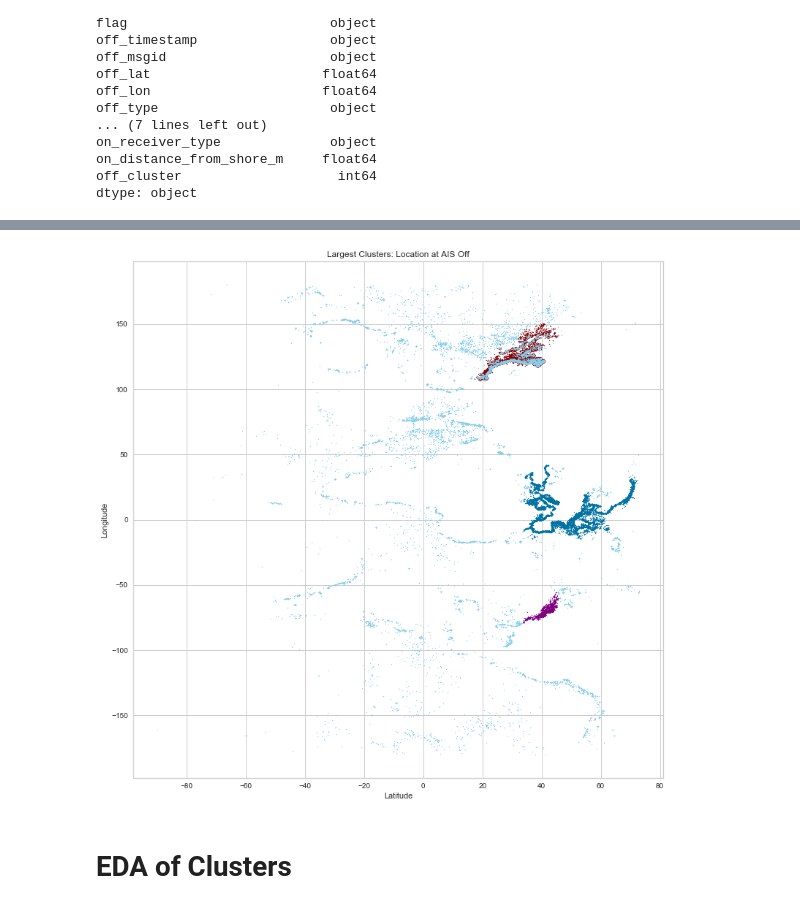
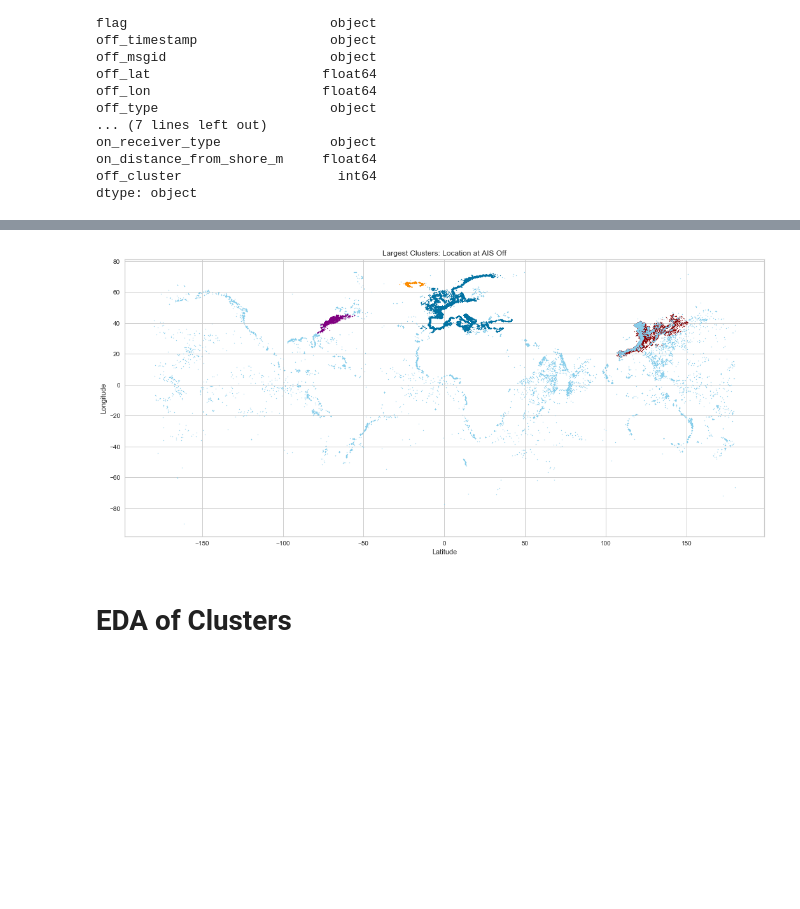
Before and after one commit to jessicarose00/Dark_to_Transparent, a Jupyter notebook: 03_EDA.ipynb, the cells around one changed output, grey strips where cells are left out. Drawn from its saved outputs; the diff is of its cells as text; code cells hidden in the pictures; blank space fills up the shorter version.

```diff
--- a/03_EDA.ipynb
+++ b/03_EDA.ipynb
@@ -474,24 +482,27 @@ plt.title('Location of Vessel at AIS Off');
 # %%
-# Break top 3 clusters (and noise cluster) into dataframes to better visualize
+# Break top 5 clusters (including noise) into dataframes to better visualize
 
 cluster0 = gap_notreg[gap_notreg['off_cluster'] == 0]
 cluster_1 = gap_notreg[gap_notreg['off_cluster'] == -1]
 cluster1 = gap_notreg[gap_notreg['off_cluster'] == 1]
 cluster3 = gap_notreg[gap_notreg['off_cluster'] == 3]
+cluster9 = gap_notreg[gap_notreg['off_cluster'] == 9]
 # %%
 # Plot again to distinguish clusters from noise
 
-plt.figure(figsize=(13, 13))
+plt.figure(figsize=(18, 8))
 
-plt.scatter(cluster0['off_lat'], cluster0['off_lon'], s=1, c='darkred');
-plt.scatter(cluster_1['off_lat'], cluster_1['off_lon'], s=1, c='skyblue');
-plt.scatter(cluster1['off_lat'], cluster1['off_lon'], s=1, c='b')
-plt.scatter(cluster3['off_lat'], cluster3['off_lon'], s=1, c='purple')
+plt.scatter(cluster0['off_lon'], cluster0['off_lat'], s=1, c='darkred');
+plt.scatter(cluster_1['off_lon'], cluster_1['off_lat'], s=1, c='skyblue');
+plt.scatter(cluster1['off_lon'], cluster1['off_lat'], s=1, c='b')
+plt.scatter(cluster3['off_lon'], cluster3['off_lat'], s=1, c='purple')
+plt.scatter(cluster9['off_lon'], cluster9['off_lat'], s=1, c='darkorange')
+
 plt.title('Largest Clusters: Location at AIS Off')
 plt.xlabel('Latitude')
 plt.ylabel('Longitude');
 # %% [output]
-[figure, old version]
+[figure, new version]
 # %% [markdown]
 # EDA of Clusters
 # %%
```
Also changed, not shown: parts of 20 cells of this notebook.
